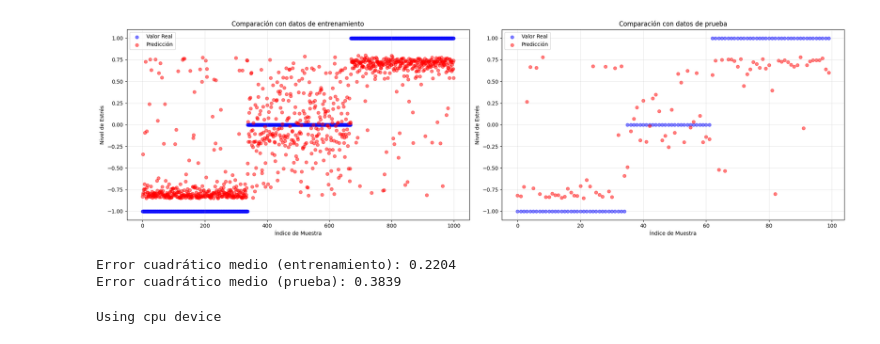
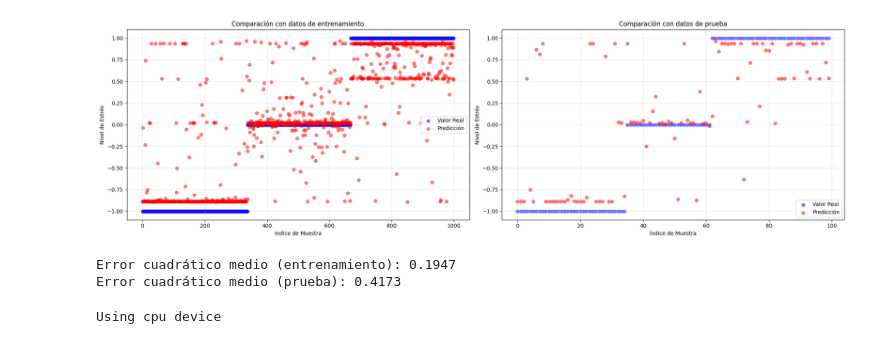
Before and after one commit to DiegoFJ95/NeuralNetwork, a Jupyter notebook: framework.ipynb, the cells around one changed output. Cells and saved outputs as stored; diff of their text form; code cells hidden in the pictures.

```diff
--- a/framework.ipynb
+++ b/framework.ipynb
@@ -301,10 +301,10 @@ y = y-1 # Normalizar el estres de -1 a 1
 def normalize_data(data):
     min_val = data.min()
     max_val = data.max()
-    normalized = (((data - min_val) / (max_val - min_val)) )
+    normalized = (((data - min_val) / (max_val - min_val)) * 2) - 1
     return normalized
 
-x = normalize_data(x)
+# x = normalize_data(x)
 
 print('x: ', x)
 
@@ -338,7 +338,7 @@ stress_predictor = NN(5, [8, 6, 4, 1])
 
 print('\n\n\nIniciando entrenamiento real sobre el dataset de estrés hasta 200 iteraciones, puede tomar un tiempo... \n')
 
-train(stress_predictor, X_train_list, Y_train_list, epochs=200, learning_rate=0.01, printability=10) # Printability es cada cuantas iteraciones se imprime el error actual.
+train(stress_predictor, X_train_list, Y_train_list, epochs=500, learning_rate=0.005, printability=20) # Printability es cada cuantas iteraciones se imprime el error actual.
 
 
 import matplotlib.pyplot as plt
@@ -449,6 +449,6 @@ Epoch 190, loss: 0.2217377752900781
-[figure, old version]
+[figure, new version]
-Error cuadrático medio (entrenamiento): 0.2204
-Error cuadrático medio (prueba): 0.3839
+Error cuadrático medio (entrenamiento): 0.1947
+Error cuadrático medio (prueba): 0.4173
 # %%
 import torch
 from torch import nn
```
Also changed, not shown: parts of 6 cells of this notebook, 1 other file.
